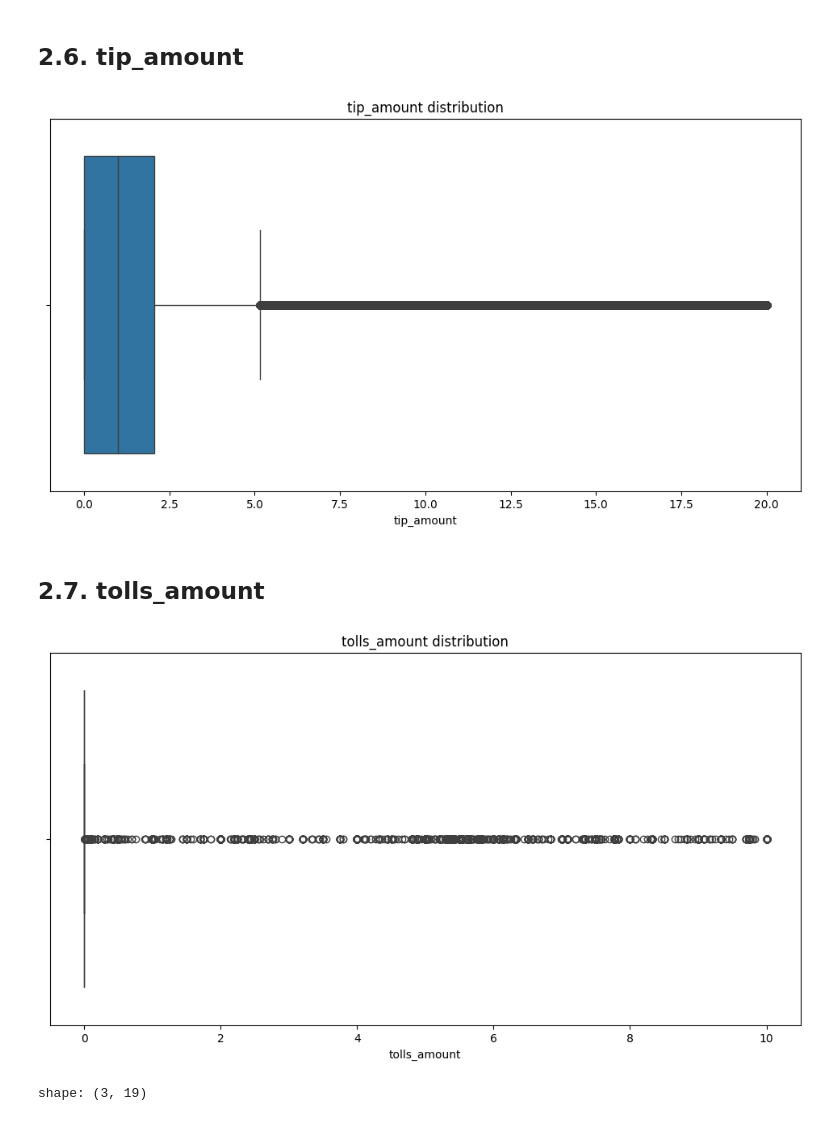
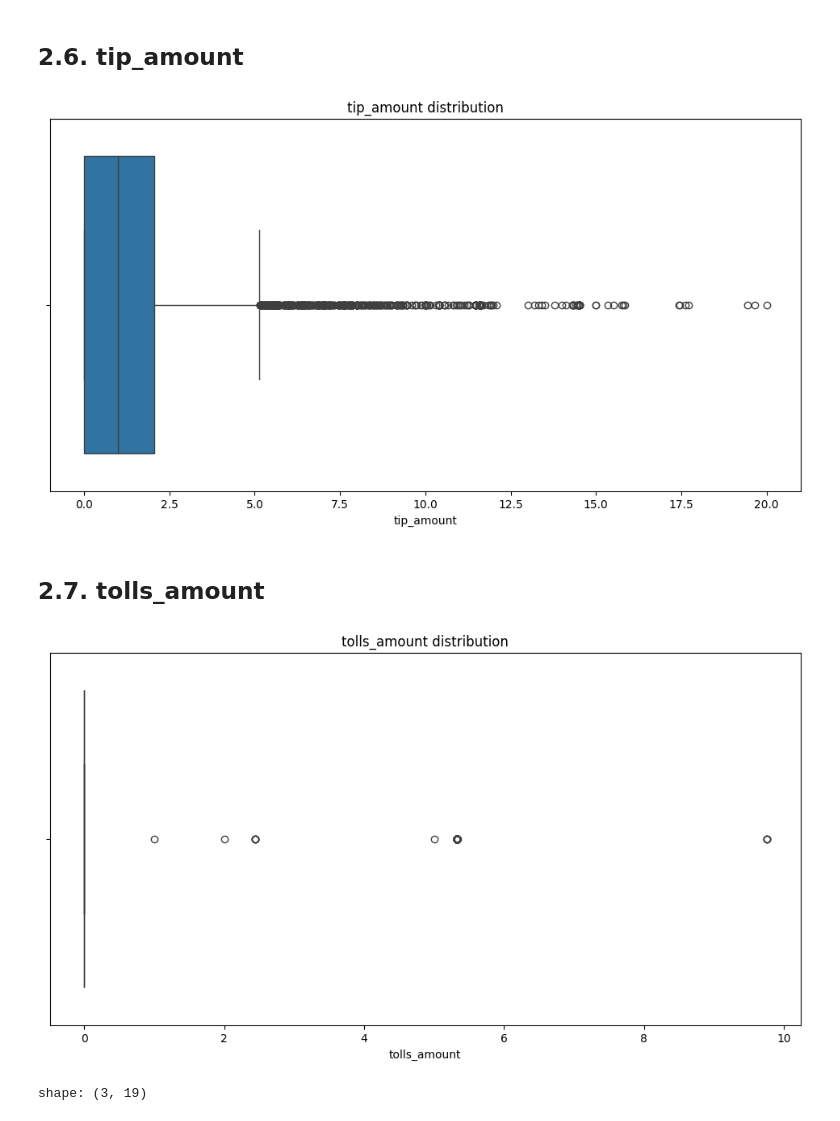
Before and after one commit to HugoBSantos/yellow-taxi-trip-data, a Jupyter notebook: notebooks/01_eda.ipynb, the cells around one changed output. Cells and saved outputs as stored; diff of their text form; code cells hidden in the pictures.

```diff
--- a/notebooks/01_eda.ipynb
+++ b/notebooks/01_eda.ipynb
@@ -169,6 +173,7 @@ tip_amount = (
     lf.select("tip_amount")
     .filter(pl.col("tip_amount").is_between(0, 20))
     .collect()
+    .sample(10000)
 )
 
 plt.figure(figsize=(12, 6))
@@ -176,22 +181,23 @@ sns.boxplot(data=tip_amount, x="tip_amount")
 plt.title("tip_amount distribution")
 plt.show()
 # %% [output]
-[figure, old version]
+[figure, new version]
 # %% [markdown]
 ## 2.7. tolls_amount
 # %%
 tolls_amount = (
     lf.select("tolls_amount")
     .filter(pl.col("tolls_amount").is_between(0, 10))
     .collect()
+    .sample(10000)
 )
 
 plt.figure(figsize=(12, 6))
 sns.boxplot(data=tolls_amount, x="tolls_amount")
 plt.title("tolls_amount distribution")
 plt.show()
 # %% [output]
-[figure, old version]
+[figure, new version]
 # %%
 lf.filter(pl.col("improvement_surcharge").is_null()).collect()
 # %% [output]
```
Also changed, not shown: parts of 10 cells of this notebook.
